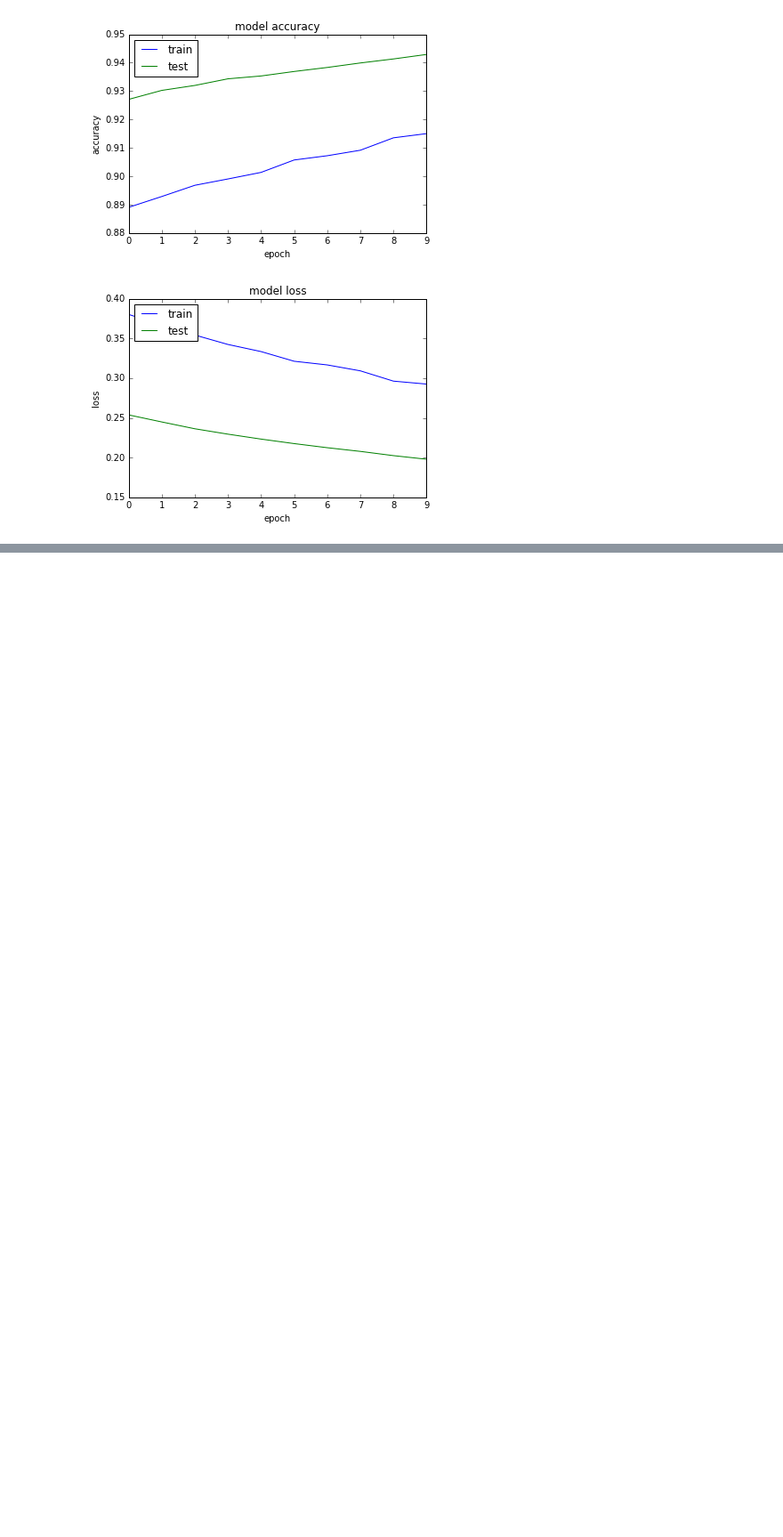
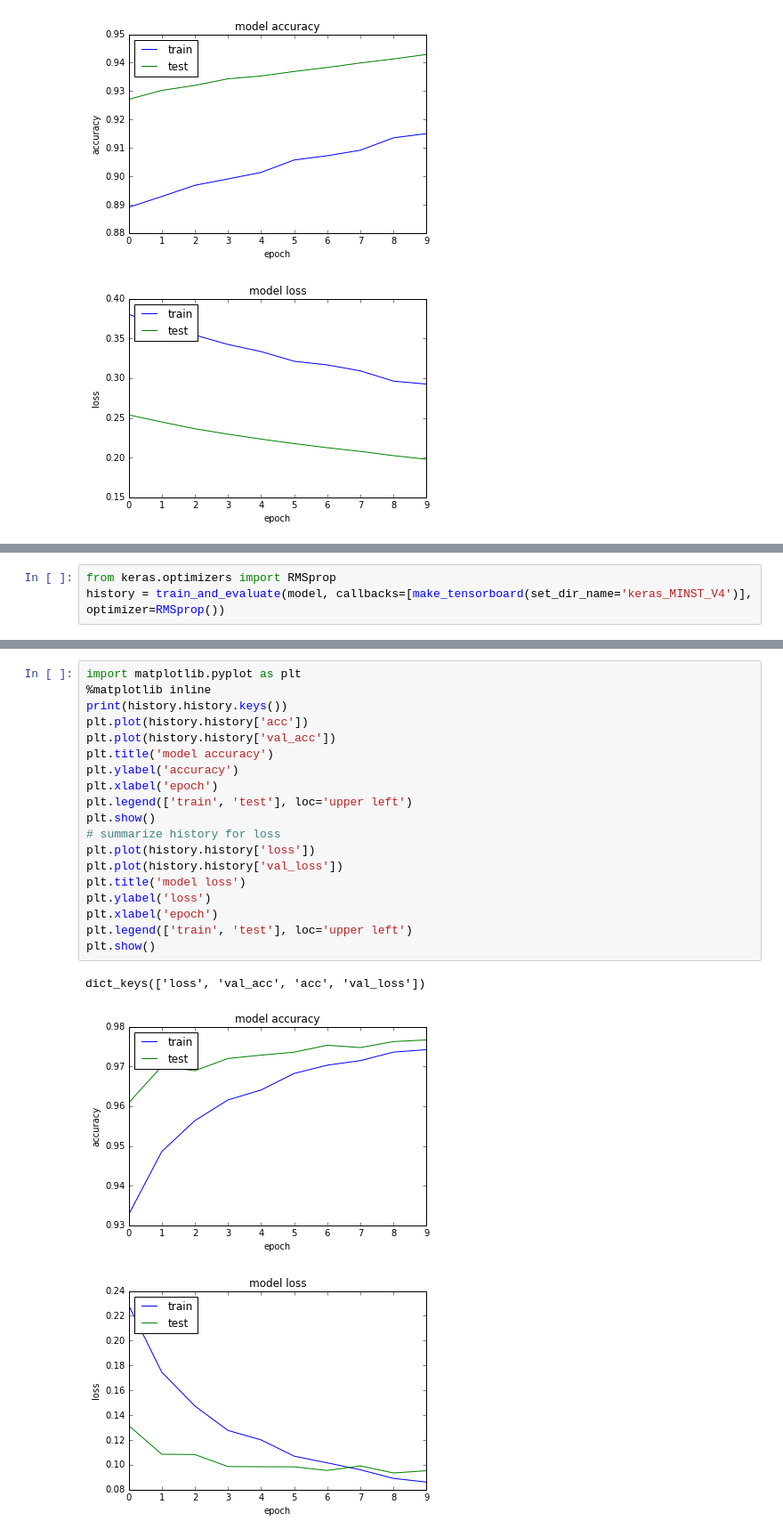
Before and after one commit to SnowMasaya/Deep-Learning-with-Keras, a Jupyter notebook: Chapter01/Chapter01.ipynb, the cells around one changed output, grey strips where cells are left out. Shown: that part at 89% size. Saved outputs shown, nothing was run; the diff lists cells and outputs as text; blank space fills up the shorter version.

```diff
--- a/Chapter01/Chapter01.ipynb
+++ b/Chapter01/Chapter01.ipynb
@@ -259,0 +279,3 @@ dict_keys(['loss', 'val_acc', 'acc', 'val_loss'])
+# %%
+from keras.optimizers import RMSprop
+history = train_and_evaluate(model, callbacks=[make_tensorboard(set_dir_name='keras_MINST_V4')], optimizer=RMSprop())
@@ -259,0 +300,23 @@ dict_keys(['loss', 'val_acc', 'acc', 'val_loss'])
+# %%
+import matplotlib.pyplot as plt
+%matplotlib inline
+print(history.history.keys())
+plt.plot(history.history['acc'])
+plt.plot(history.history['val_acc'])
+plt.title('model accuracy')
+plt.ylabel('accuracy')
+plt.xlabel('epoch')
+plt.legend(['train', 'test'], loc='upper left')
+plt.show()
+# summarize history for loss
+plt.plot(history.history['loss'])
+plt.plot(history.history['val_loss'])
+plt.title('model loss')
+plt.ylabel('loss')
+plt.xlabel('epoch')
+plt.legend(['train', 'test'], loc='upper left')
+plt.show()
+# %% [output]
+dict_keys(['loss', 'val_acc', 'acc', 'val_loss'])
+[figure, added]
+[figure, added]
```
Also changed, not shown: parts of 3 cells of this notebook.
